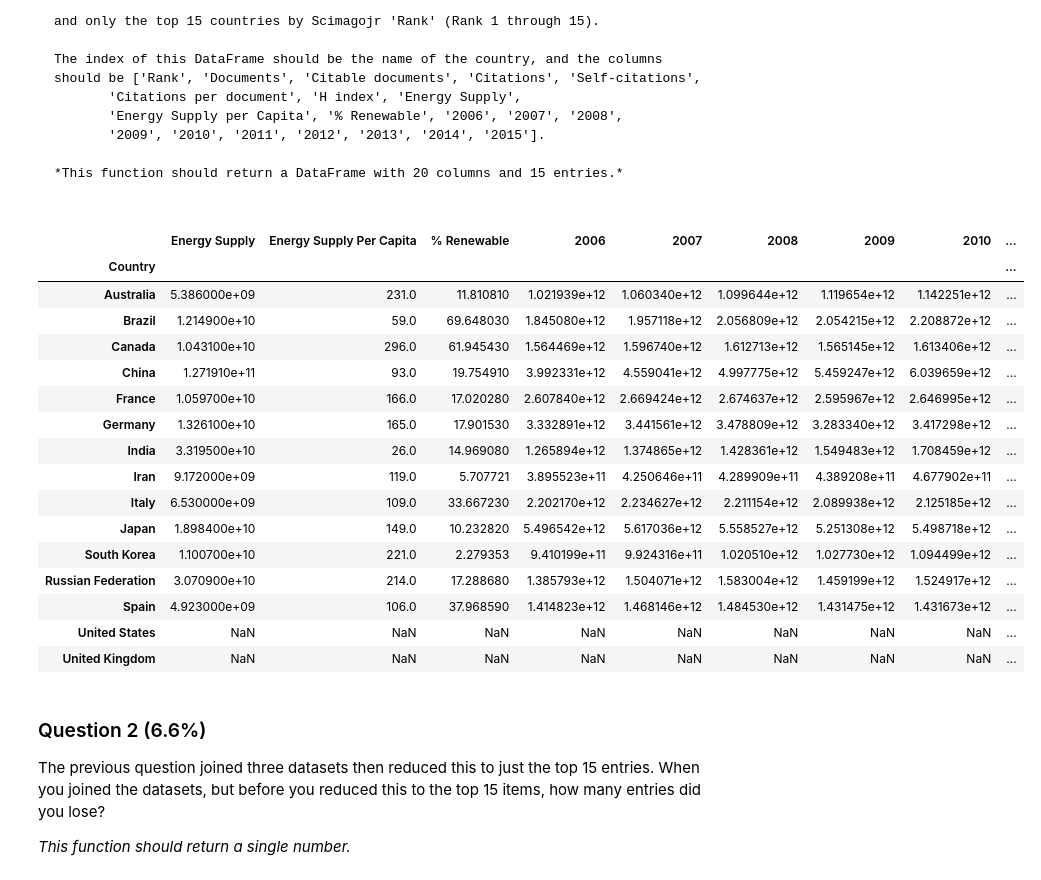
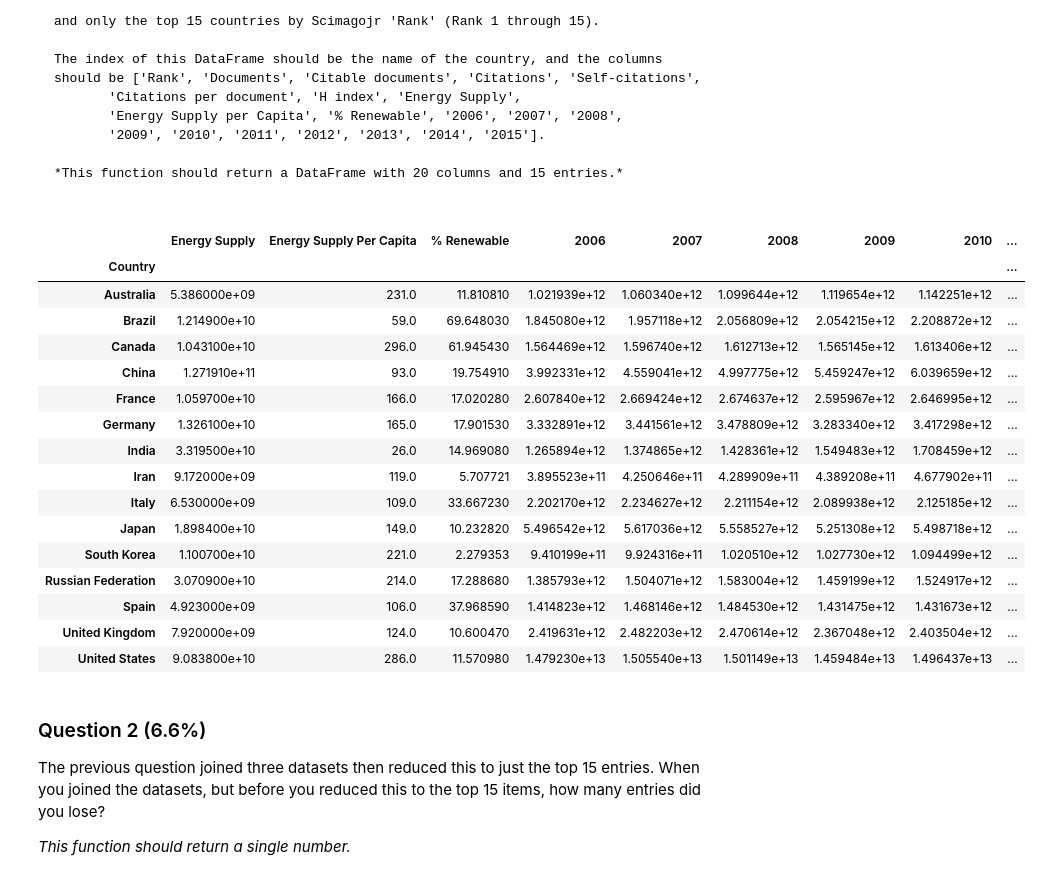
Before and after one commit to sirrah23/Introduction_to_Data_Analysis_in_Python, a Jupyter notebook: Assignment_003.ipynb, the cells around one changed output. Cells and saved outputs as stored; diff of their text form; code cells hidden in the pictures.

```diff
--- a/Assignment_003.ipynb
+++ b/Assignment_003.ipynb
@@ -73,12 +73,11 @@ def answer_one():
          .rename(columns={'Unnamed: 2': 'Country',
                           'Energy Supply per capita': 'Energy Supply Per Capita',
                           'Renewable Electricity Production' : '% Renewable'})
-         .replace(country_renames_eng)
          .replace({'...': np.NaN}))
     energy['Energy Supply'] *= 1_000_000
     energy['Country'] = energy['Country'].str.replace('\d+', '')
     energy['Country'] = energy['Country'].str.replace(' \(.*','')
-    energy.head()
+    energy.replace(country_renames_eng, inplace=True)
 
     # Two...
     country_renames_gdp = ({"Korea, Rep.": "South Korea",
@@ -89,35 +88,35 @@ def answer_one():
 
     # Three...
     ScimEn = pd.read_excel('scimagojr-3.xlsx')
 
     #Merged data
     df = (energy.merge(GDP, left_on='Country', right_on='Country', how='left')
                 .merge(ScimEn, left_on='Country', right_on='Country', how='right')
                 .set_index('Country'))
     df = df[df['Rank'] < 16]
     df = df.drop(columns=list(filter(lambda c: c in map(str, range(1950, 2006)),df.columns)))
     df = df.drop(columns=['Country Code', 'Indicator Name', 'Indicator Code'])
     return df
 
 answer_one()
 # %% [output]
 |  | Energy Supply | Energy Supply Per Capita | % Renewable | 2006 | 2007 | 2008 | 2009 | 2010 | ... |
 | Country |  |  |  |  |  |  |  |  | ... |
 | Australia | 5.386000e+09 | 231.0 | 11.810810 | 1.021939e+12 | 1.060340e+12 | 1.099644e+12 | 1.119654e+12 | 1.142251e+12 | ... |
 | Brazil | 1.214900e+10 | 59.0 | 69.648030 | 1.845080e+12 | 1.957118e+12 | 2.056809e+12 | 2.054215e+12 | 2.208872e+12 | ... |
 | Canada | 1.043100e+10 | 296.0 | 61.945430 | 1.564469e+12 | 1.596740e+12 | 1.612713e+12 | 1.565145e+12 | 1.613406e+12 | ... |
 | China | 1.271910e+11 | 93.0 | 19.754910 | 3.992331e+12 | 4.559041e+12 | 4.997775e+12 | 5.459247e+12 | 6.039659e+12 | ... |
 | France | 1.059700e+10 | 166.0 | 17.020280 | 2.607840e+12 | 2.669424e+12 | 2.674637e+12 | 2.595967e+12 | 2.646995e+12 | ... |
 | Germany | 1.326100e+10 | 165.0 | 17.901530 | 3.332891e+12 | 3.441561e+12 | 3.478809e+12 | 3.283340e+12 | 3.417298e+12 | ... |
 | India | 3.319500e+10 | 26.0 | 14.969080 | 1.265894e+12 | 1.374865e+12 | 1.428361e+12 | 1.549483e+12 | 1.708459e+12 | ... |
 | Iran | 9.172000e+09 | 119.0 | 5.707721 | 3.895523e+11 | 4.250646e+11 | 4.289909e+11 | 4.389208e+11 | 4.677902e+11 | ... |
 | Italy | 6.530000e+09 | 109.0 | 33.667230 | 2.202170e+12 | 2.234627e+12 | 2.211154e+12 | 2.089938e+12 | 2.125185e+12 | ... |
 | Japan | 1.898400e+10 | 149.0 | 10.232820 | 5.496542e+12 | 5.617036e+12 | 5.558527e+12 | 5.251308e+12 | 5.498718e+12 | ... |
 | South Korea | 1.100700e+10 | 221.0 | 2.279353 | 9.410199e+11 | 9.924316e+11 | 1.020510e+12 | 1.027730e+12 | 1.094499e+12 | ... |
 | Russian Federation | 3.070900e+10 | 214.0 | 17.288680 | 1.385793e+12 | 1.504071e+12 | 1.583004e+12 | 1.459199e+12 | 1.524917e+12 | ... |
 | Spain | 4.923000e+09 | 106.0 | 37.968590 | 1.414823e+12 | 1.468146e+12 | 1.484530e+12 | 1.431475e+12 | 1.431673e+12 | ... |
-| United States | NaN | NaN | NaN | NaN | NaN | NaN | NaN | NaN | ... |
-| United Kingdom | NaN | NaN | NaN | NaN | NaN | NaN | NaN | NaN | ... |
+| United Kingdom | 7.920000e+09 | 124.0 | 10.600470 | 2.419631e+12 | 2.482203e+12 | 2.470614e+12 | 2.367048e+12 | 2.403504e+12 | ... |
+| United States | 9.083800e+10 | 286.0 | 11.570980 | 1.479230e+13 | 1.505540e+13 | 1.501149e+13 | 1.459484e+13 | 1.496437e+13 | ... |
 # %% [markdown]
 ### Question 2 (6.6%)
 The previous question joined three datasets then reduced this to just the top 15 entries. When you joined the datasets, but before you reduced this to the top 15 items, how many entries did you lose?
```
Also changed, not shown: parts of 13 cells of this notebook.
